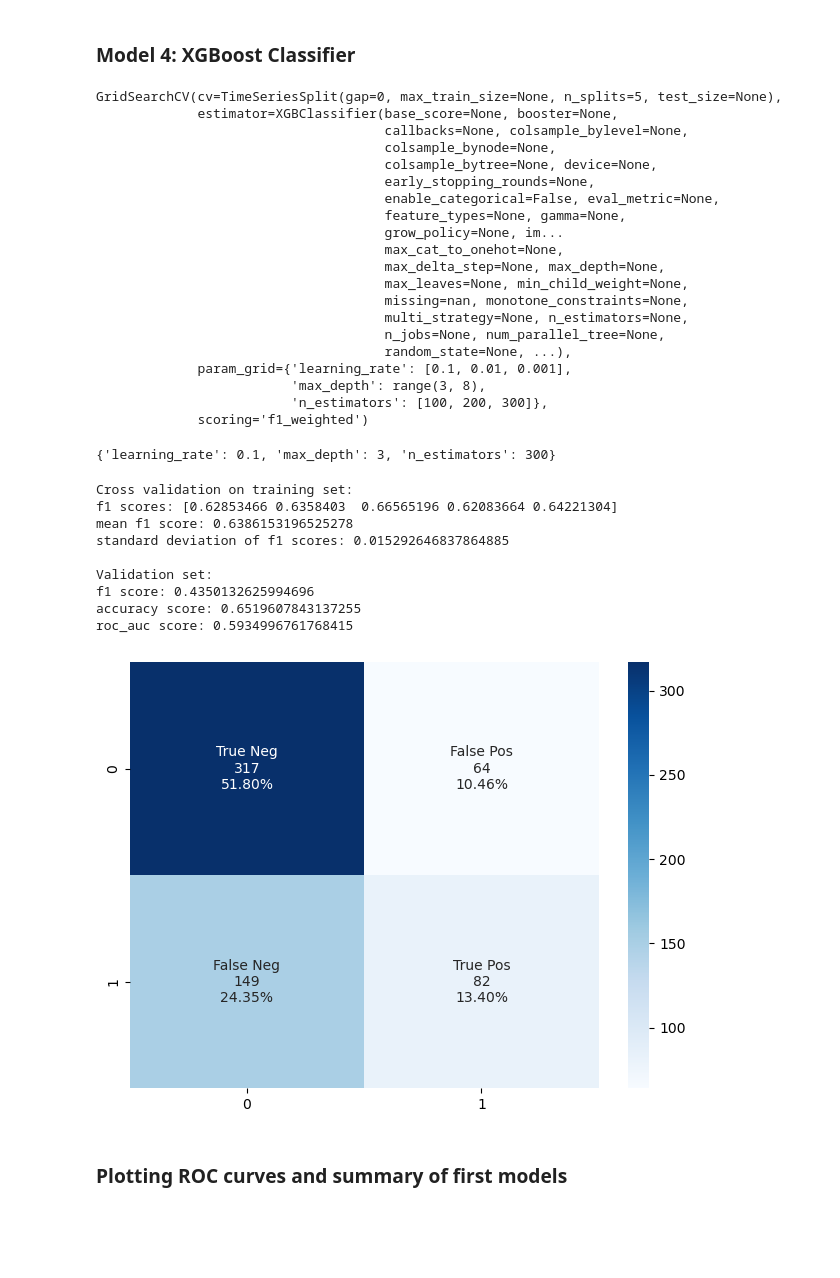
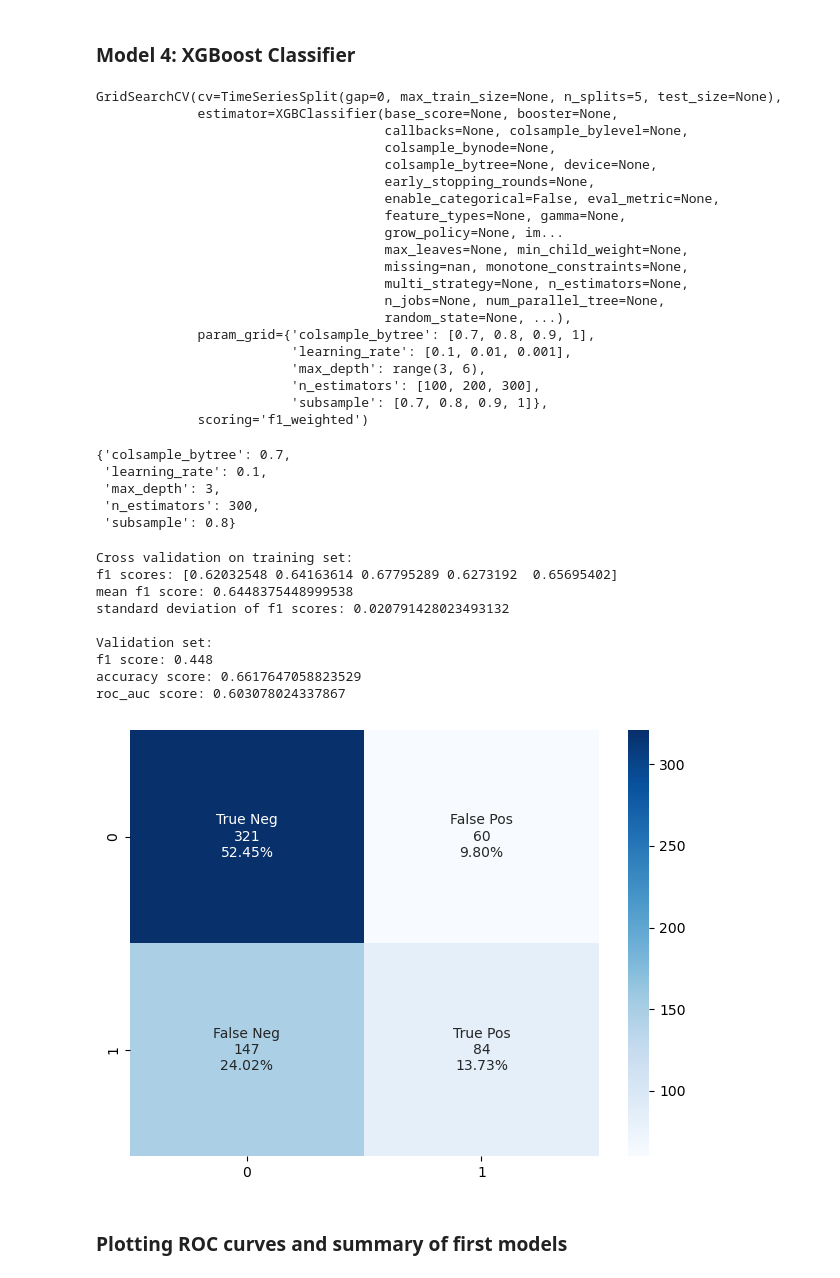
Before and after one commit to seckinadali/Predicting-Bundesliga, a Jupyter notebook: predict.ipynb, the cells around one changed output. Cells and saved outputs as stored; diff of their text form; code cells hidden in the pictures; blank space fills up the shorter version.

```diff
--- a/predict.ipynb
+++ b/predict.ipynb
@@ -398,12 +398,14 @@ roc_auc score: 0.5
 ### Model 4: XGBoost Classifier
 # %%
 params = {
-    'max_depth': range(3, 8),
+    'max_depth': range(3, 6),
     'learning_rate': [0.1, 0.01, 0.001],
-    'n_estimators': [100, 200, 300]
+    'n_estimators': [100, 200, 300],
+    'subsample': [0.7, 0.8, 0.9, 1],
+    'colsample_bytree': [0.7, 0.8, 0.9, 1],
 }
 
-gs = GridSearchCV(XGBClassifier(),
+gs = GridSearchCV(XGBClassifier(objective='binary:logistic'),
                   param_grid=params,
                   cv=tscv,
                   scoring=f1_scorer
@@ -420,36 +422,42 @@ GridSearchCV(cv=TimeSeriesSplit(gap=0, max_train_size=None, n_splits=5, test_siz
                                      enable_categorical=False, eval_metric=None,
                                      feature_types=None, gamma=None,
                                      grow_policy=None, im...
-                                     max_cat_to_onehot=None,
-                                     max_delta_step=None, max_depth=None,
                                      max_leaves=None, min_child_weight=None,
                                      missing=nan, monotone_constraints=None,
                                      multi_strategy=None, n_estimators=None,
                                      n_jobs=None, num_parallel_tree=None,
                                      random_state=None, ...),
-             param_grid={'learning_rate': [0.1, 0.01, 0.001],
-                         'max_depth': range(3, 8),
-                         'n_estimators': [100, 200, 300]},
+             param_grid={'colsample_bytree': [0.7, 0.8, 0.9, 1],
+                         'learning_rate': [0.1, 0.01, 0.001],
+                         'max_depth': range(3, 6),
+                         'n_estimators': [100, 200, 300],
+                         'subsample': [0.7, 0.8, 0.9, 1]},
              scoring='f1_weighted')
 # %%
 gs.best_params_
 # %% [output]
-{'learning_rate': 0.1, 'max_depth': 3, 'n_estimators': 300}
+{'colsample_bytree': 0.7,
+ 'learning_rate': 0.1,
+ 'max_depth': 3,
+ 'n_estimators': 300,
+ 'subsample': 0.8}
 # %%
-xgbc = XGBClassifier(**gs.best_params_, random_state=1)
+xgbc = XGBClassifier(**gs.best_params_,
+                     objective='binary:logistic',
+                     random_state=1)
 
 scores(xgbc)
 # %% [output]
 Cross validation on training set:
-f1 scores: [0.62853466 0.6358403  0.66565196 0.62083664 0.64221304]
-mean f1 score: 0.6386153196525278
-standard deviation of f1 scores: 0.015292646837864885
+f1 scores: [0.62032548 0.64163614 0.67795289 0.6273192  0.65695402]
+mean f1 score: 0.6448375448999538
+standard deviation of f1 scores: 0.020791428023493132
 
 Validation set:
-f1 score: 0.4350132625994696
-accuracy score: 0.6519607843137255
-roc_auc score: 0.5934996761768415
+f1 score: 0.448
+accuracy score: 0.6617647058823529
+roc_auc score: 0.603078024337867
-[figure, old version]
+[figure, new version]
 # %% [markdown]
 ### Plotting ROC curves and summary of first models
 # %%
```
Also changed, not shown: parts of 11 cells of this notebook, 1 other file.
